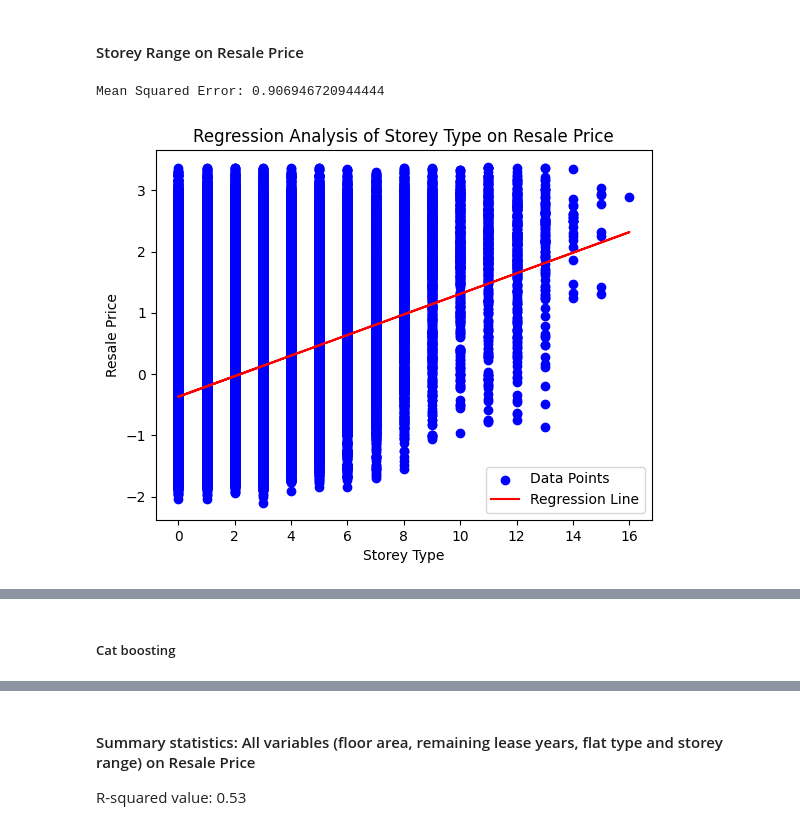
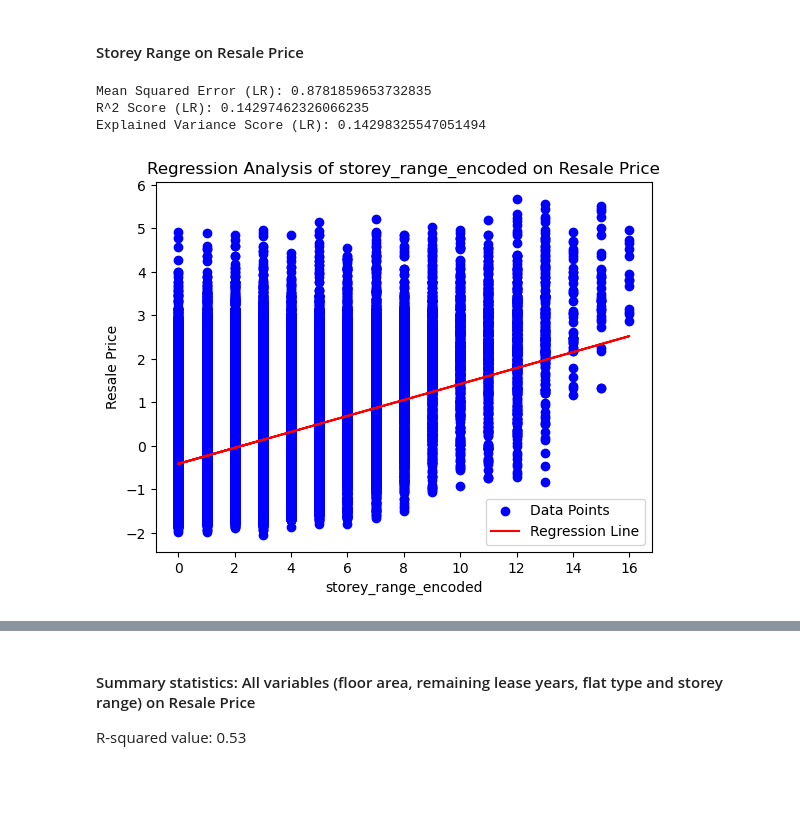
Before and after one commit to raphaelgohwx/datamining, a Jupyter notebook: LR.ipynb, the cells around one changed output, grey strips where cells are left out. Saved outputs shown, nothing was run; the diff lists cells and outputs as text; code cells hidden in the pictures; blank space fills up the shorter version.

Commit message:
Added catboost adaboost and bagging to full dataset for linear regression

```diff
--- a/LR.ipynb
+++ b/LR.ipynb
@@ -699,43 +769,49 @@ R^2 Score: 0.3946475070411345
 # %% [markdown]
 #### Storey Range on Resale Price
 # %%
-# Assuming X1 is a DataFrame and y1 is the target Series
-# Reshape the feature data to be 2D arrays
-X_train1, X_test1, y_train1, y_test1 = train_test_split(X1[['storey_range_encoded']], y1, test_size=0.2, random_state=42)
-# flat_type_encoded
-# storey_range_encoded
-# Now X_train1 and X_test1 are 2D
-# Create and train the linear regression model
-model = LinearRegression()
-model.fit(X_train1, y_train1)
+# # Assuming X1 is a DataFrame and y1 is the target Series
+# # Reshape the feature data to be 2D arrays
+# X_train1, X_test1, y_train1, y_test1 = train_test_split(X1[['storey_range_encoded']], y1, test_size=0.2, random_state=42)
+# # flat_type_encoded
+# # storey_range_encoded
+# # Now X_train1 and X_test1 are 2D
+# # Create and train the linear regression model
+# model = LinearRegression()
+# model.fit(X_train1, y_train1)
 
-# Make predictions
-y_pred = model.predict(X_test1)
+# # Make predictions
+# y_pred = model.predict(X_test1)
 
-# Evaluate the model
-mse = mean_squared_error(y_test1, y_pred)
-print(f'Mean Squared Error: {mse}')
+# # Evaluate the model
+# mse = mean_squared_error(y_test1, y_pred)
+# print(f'Mean Squared Error: {mse}')
 
-# Scatter plot of the data points
-plt.scatter(X1['storey_range_encoded'], y1, color='blue', label='Data Points')
+# # Scatter plot of the data points
+# plt.scatter(X1['storey_range_encoded'], y1, color='blue', label='Data Points')
 
-# Regression line - using the model to predict values over the entire range of X1
-# This assumes X1 is a DataFrame with a single column for floor_area_sqm
-plt.plot(X1['storey_range_encoded'], model.predict(X1[['storey_range_encoded']]), color='red', label='Regression Line')
+# # Regression line - using the model to predict values over the entire range of X1
+# # This assumes X1 is a DataFrame with a single column for floor_area_sqm
+# plt.plot(X1['storey_range_encoded'], model.predict(X1[['storey_range_encoded']]), color='red', label='Regression Line')
 
-# Labeling the plot
-plt.title('Regression Analysis of Storey Type on Resale Price')
-plt.xlabel('Storey Type')
-plt.ylabel('Resale Price')
-plt.legend()
+# # Labeling the plot
+# plt.title('Regression Analysis of Storey Type on Resale Price')
+# plt.xlabel('Storey Type')
+# plt.ylabel('Resale Price')
+# plt.legend()
 
-# Show the plot
-plt.show()
+# # Show the plot
+# plt.show()
 
-numerical_dataset = full_dataset.iloc[:, 5:6]
-X_combined = sm.add_constant(numerical_dataset)
-model_sm = sm.OLS(y1, X_combined).fit()
-print(model_sm.summary())
+# numerical_dataset = full_dataset.iloc[:, 5:6]
+# X_combined = sm.add_constant(numerical_dataset)
+# model_sm = sm.OLS(y1, X_combined).fit()
+# print(model_sm.summary())
+linearRegressionFunction(X1[['storey_range_encoded']], y1, "storey_range_encoded")
+catboostFunction(X1[['storey_range_encoded']], y1, "storey_range_encoded")
+adaboostFunction(X1[['storey_range_encoded']], y1, "storey_range_encoded")
+baggingFunction(X1[['storey_range_encoded']], y1, "storey_range_encoded")
 # %% [output]
-Mean Squared Error: 0.906946720944444
+Mean Squared Error (LR): 0.8781859653732835
+R^2 Score (LR): 0.14297462326066235
+Explained Variance Score (LR): 0.14298325547051494
-[figure, old version]
+[figure, new version]
@@ -759,2 +826,0 @@ Notes:
-# %% [markdown]
-##### Cat boosting
```
Also changed, not shown: parts of 12 cells of this notebook.
